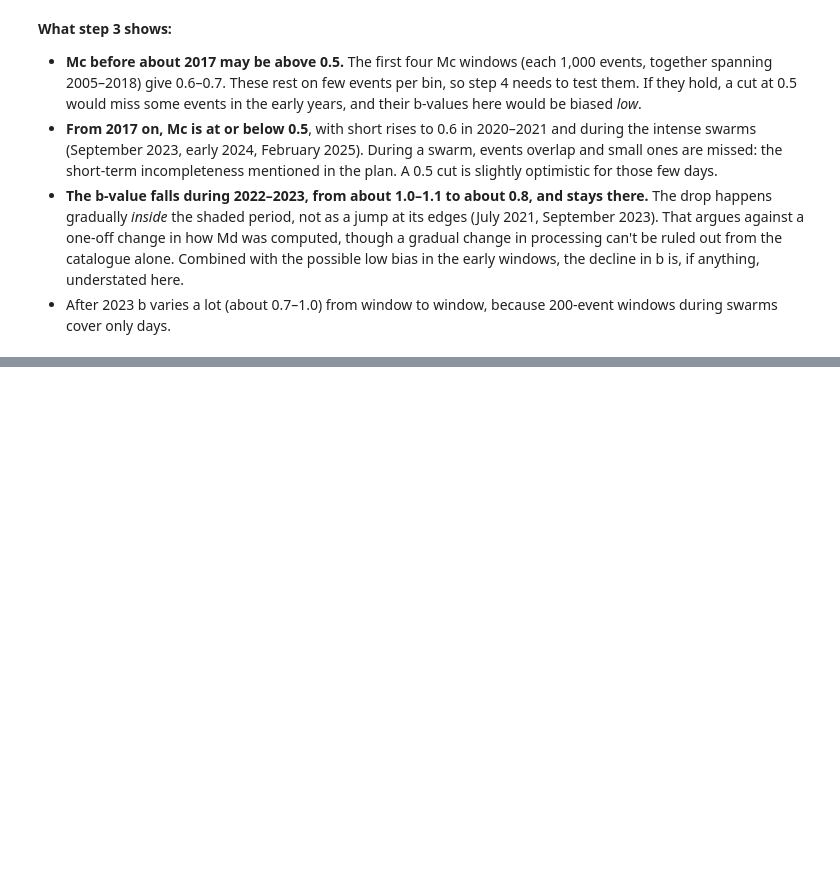
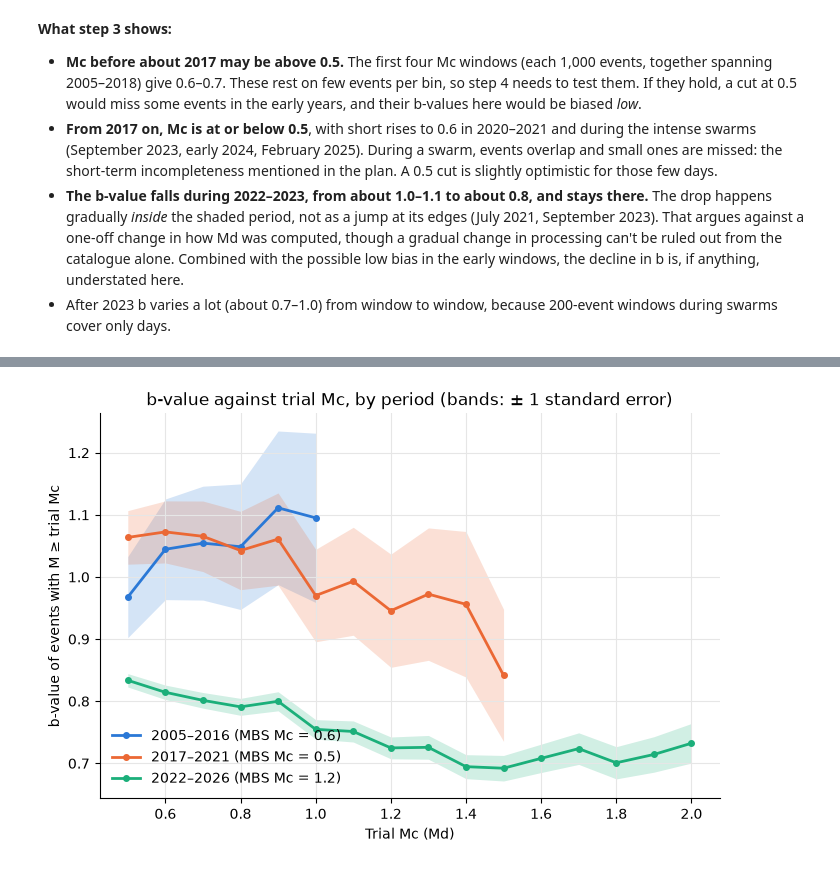
Before and after one commit to PatrickBolton/flegrei-seismicity, a Jupyter notebook: notebooks/01_completeness.ipynb, the cells around one changed output, grey strips where cells are left out. Cells and saved outputs as stored; diff of their text form; code cells hidden in the pictures; blank space fills up the shorter version.

```diff
--- a/notebooks/01_completeness.ipynb
+++ b/notebooks/01_completeness.ipynb
@@ -285,0 +297,28 @@ b_t.groupby(b_t["mid"].dt.year)["b"].agg(["size", "median", "min", "max"]).round
+# %%
+mbs_periods = {
+    "2005–2016": ("2005-01-01", "2017-01-01"),
+    "2017–2021": ("2017-01-01", "2022-01-01"),
+    "2022–2026": ("2022-01-01", "2027-01-01"),
+}
+md_by_period = {
+    label: mags.loc[(mags["time"] >= start) & (mags["time"] < end), "md"]
+    for label, (start, end) in mbs_periods.items()
+}
+
+fig, ax = plt.subplots(figsize=(8, 5))
+for (label, md_values), colour in zip(md_by_period.items(), colours):
+    table = b_stability(md_values, max_mag=2.0)
+    table = table[table["n"] >= 50]  # too few events above this: b is noise
+    ax.fill_between(table.index, table["b"] - table["b_sigma"], table["b"] + table["b_sigma"],
+                    color=colour, alpha=0.2, linewidth=0)
+    ax.plot(table.index, table["b"], marker="o", markersize=4, linewidth=2, color=colour,
+            label=f"{label} (MBS Mc = {mc_mbs(md_values):.1f})")
+ax.set_xlabel("Trial Mc (Md)")
+ax.set_ylabel("b-value of events with M ≥ trial Mc")
+ax.set_title("b-value against trial Mc, by period (bands: ± 1 standard error)")
+ax.grid(True, which="major", color="0.9", linewidth=0.8)
+ax.spines[["top", "right"]].set_visible(False)
+ax.legend(frameon=False, loc="lower left")
+plt.show()
+# %% [output]
+[figure, added]
```
Also changed, not shown: parts of 8 cells of this notebook, 1 other file.
